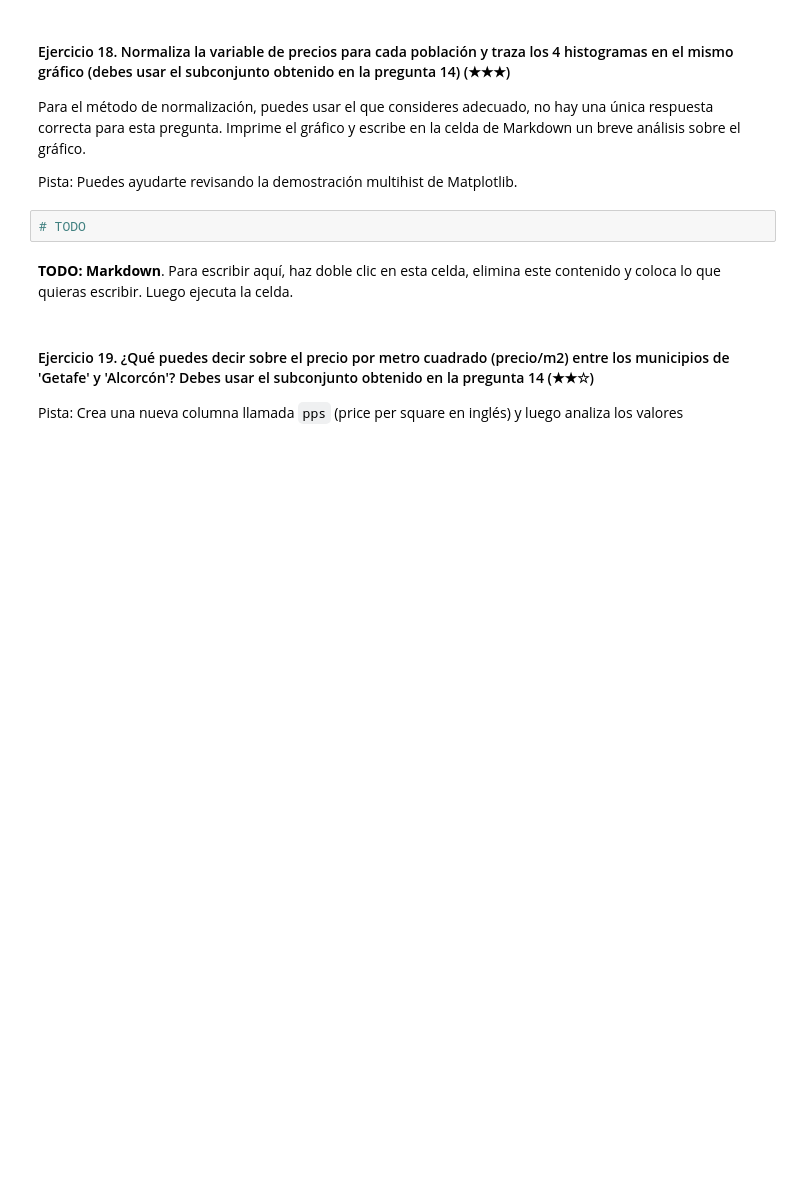
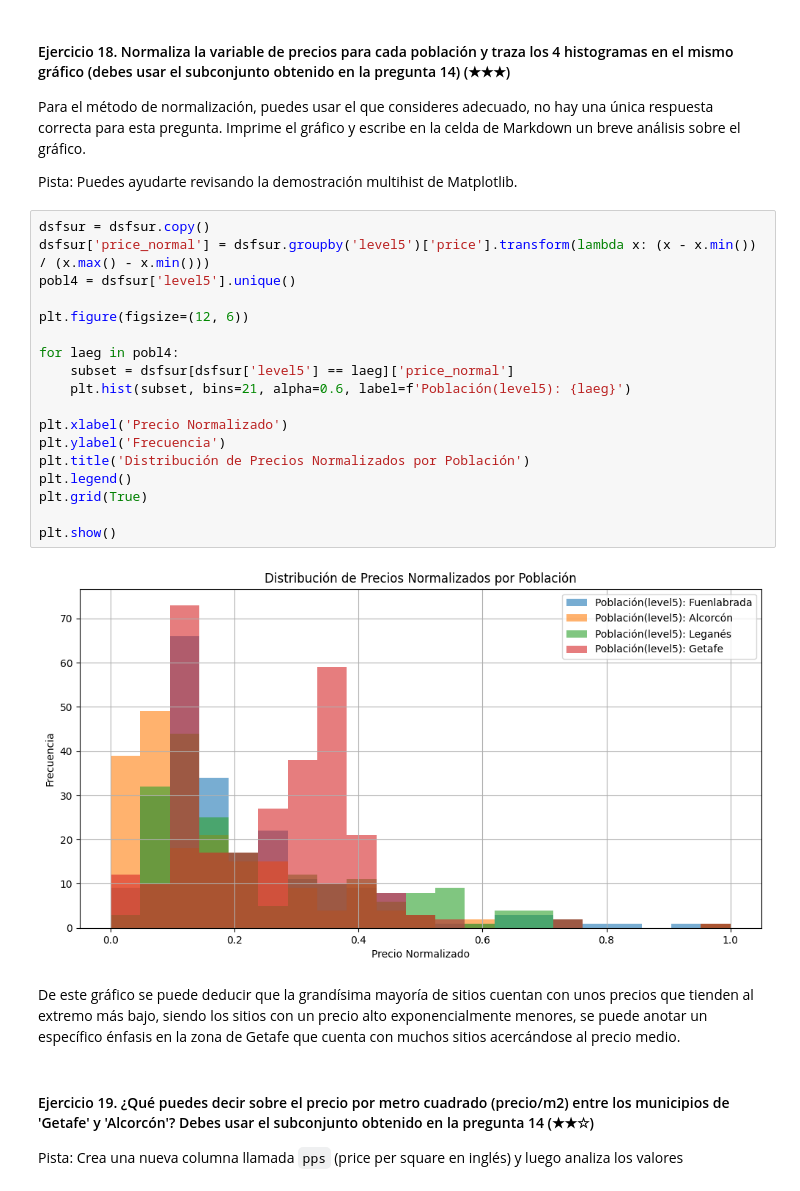
Before and after one commit to meneses-ls/1-Proyecto-Real-Estate-Data-Cleanup, a Jupyter notebook: project.es.ipynb, the cells around one changed output. Saved outputs shown, nothing was run; the diff lists cells and outputs as text; blank space fills up the shorter version.

```diff
--- a/project.es.ipynb
+++ b/project.es.ipynb
@@ -448,9 +409,27 @@ Para el método de normalización, puedes usar el que consideres adecuado, no ha
 
 Pista: Puedes ayudarte revisando la demostración multihist de Matplotlib.
 # %%
-# TODO
+dsfsur = dsfsur.copy()
+dsfsur['price_normal'] = dsfsur.groupby('level5')['price'].transform(lambda x: (x - x.min()) / (x.max() - x.min()))
+pobl4 = dsfsur['level5'].unique()
+
+plt.figure(figsize=(12, 6))
+
+for laeg in pobl4:
+    subset = dsfsur[dsfsur['level5'] == laeg]['price_normal']
+    plt.hist(subset, bins=21, alpha=0.6, label=f'Población(level5): {laeg}')
+
+plt.xlabel('Precio Normalizado')
+plt.ylabel('Frecuencia')
+plt.title('Distribución de Precios Normalizados por Población')
+plt.legend()
+plt.grid(True)
+
+plt.show()
+# %% [output]
+[figure, added]
 # %% [markdown]
-**TODO: Markdown**. Para escribir aquí, haz doble clic en esta celda, elimina este contenido y coloca lo que quieras escribir. Luego ejecuta la celda.
+De este gráfico se puede deducir que la grandísima mayoría de sitios cuentan con unos precios que tienden al extremo más bajo, siendo los sitios con un precio alto exponencialmente menores, se puede anotar un específico énfasis en la zona de Getafe que cuenta con muchos sitios acercándose al precio medio.
 # %% [markdown]
 #### Ejercicio 19. ¿Qué puedes decir sobre el precio por metro cuadrado (precio/m2) entre los municipios de 'Getafe' y 'Alcorcón'? Debes usar el subconjunto obtenido en la pregunta 14 (★★☆)
 
```
Also changed, not shown: parts of 6 cells of this notebook.
